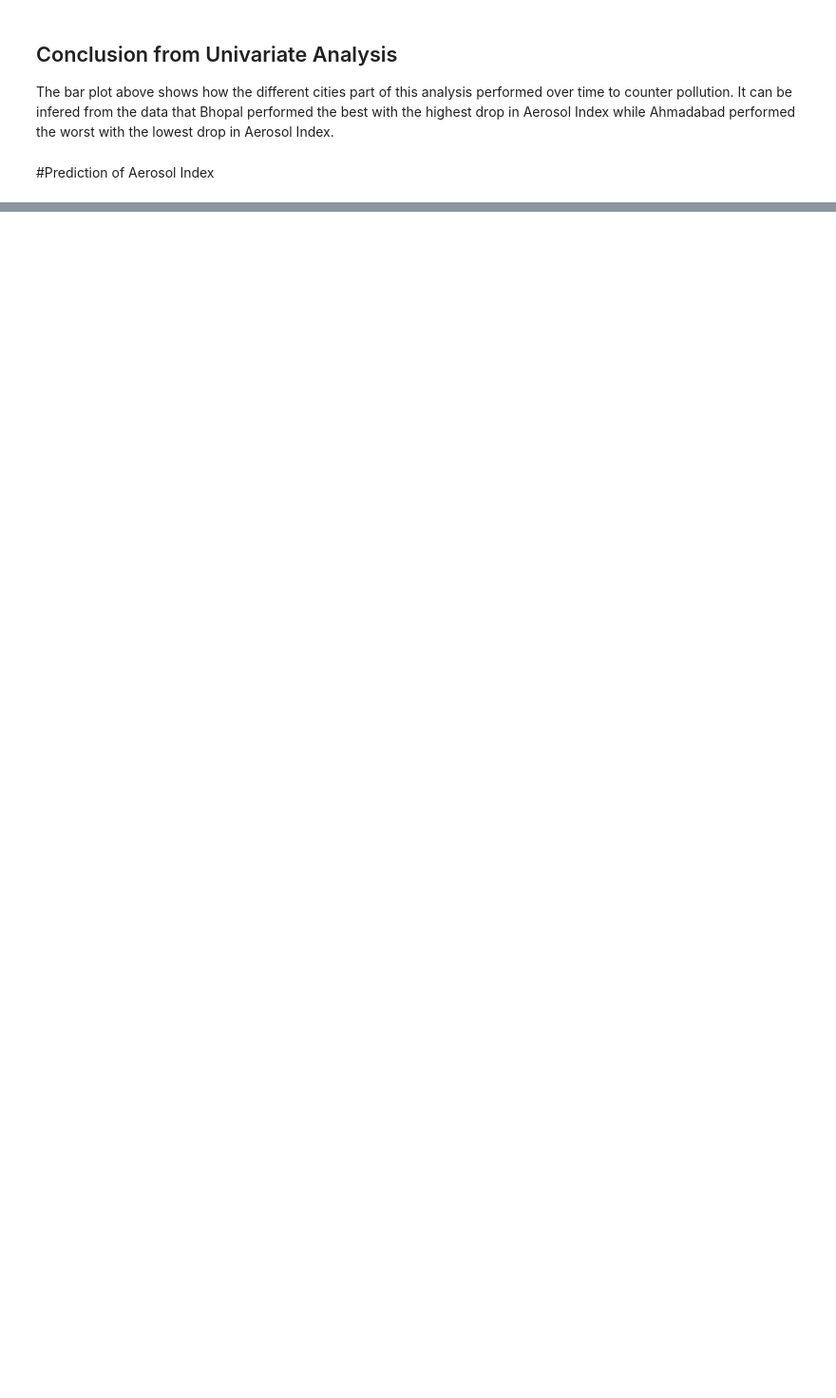
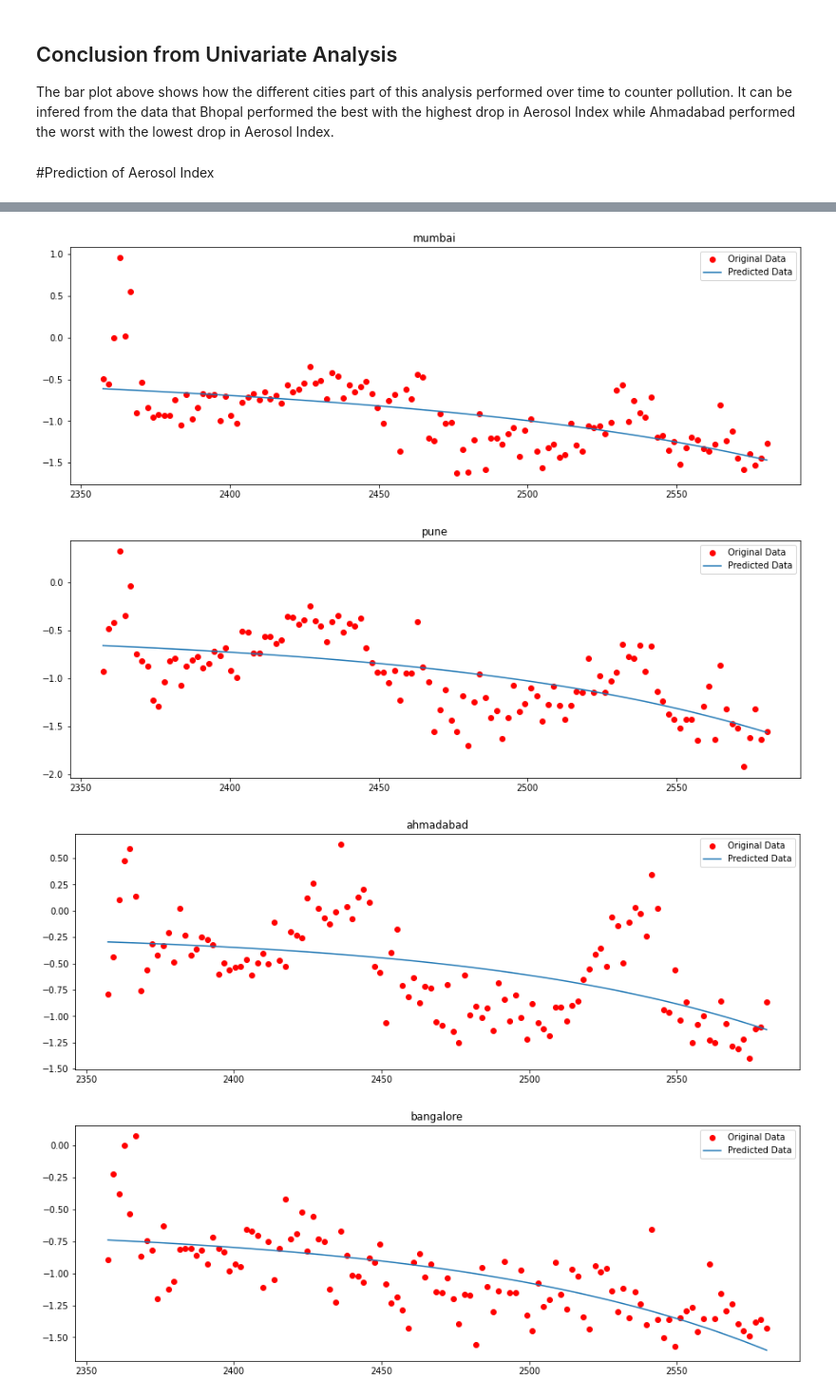
Before and after one commit to hemanthkumar17/Economics-Coding-Project-2020, a Jupyter notebook: Univariate_Analysis_of_Aerosol_Index.ipynb, the cells around one changed output, grey strips where cells are left out. Shown at 95% size. Cells and saved outputs as stored; diff of their text form; code cells hidden in the pictures; blank space fills up the shorter version.

```diff
--- a/Univariate_Analysis_of_Aerosol_Index.ipynb
+++ b/Univariate_Analysis_of_Aerosol_Index.ipynb
@@ -222,23 +147,50 @@ class LinearRegression(nn.Module):
 # %%
-model = LinearRegression()
-criterion = nn.MSELoss()
-optimizer = torch.optim.Adam(model.parameters(), lr=0.1)
+final_preds = []
 
-num_epochs = 1000
-for epoch in range(num_epochs):
-  inputs = x_train
-  target = y_train
+for i, avg_x in enumerate(new_avg):
+  x_train = [[value, value**2, np.exp(value)/10**20] for value in [float((pd.Timestamp(x).value/1000000)/(1000 * 60 * 60 * 24 * 365)) for x in avg_x['date']]]
+  x_train = torch.from_numpy(np.asarray(x_train))
 
-  out = model(inputs.float())
-  loss = criterion(out.float(), target.float())
+  y_train = [[float(value)] for value in avg_x['mean']['mean']]
+  y_train = torch.from_numpy(np.array(y_train))
 
-  optimizer.zero_grad()
-  loss.backward()
-  optimizer.step()
-  print(f'Epoch[{epoch+1}/{num_epochs}], loss: {loss.item():.6f}')
+  model = LinearRegression()
+  criterion = nn.MSELoss()
+  optimizer = torch.optim.Adam(model.parameters(), lr=0.1)
 
-model.eval()
-with torch.no_grad():
-  predict = model(x_train.float())
-predict = predict.data.numpy()
+  num_epochs = 1000
+  for epoch in range(num_epochs):
+    inputs = x_train
+    target = y_train
+
+    out = model(inputs.float())
+    loss = criterion(out.float(), target.float())
+
+    optimizer.zero_grad()
+    loss.backward()
+    optimizer.step()
+    # print(f'Epoch[{epoch+1}/{num_epochs}], loss: {loss.item():.6f}')
+
+  model.eval()
+  with torch.no_grad():
+    predict = model(x_train.float())
+    predict = predict.data.numpy()
+
+  new_x = []
+  x_pred = []
+  for x in range(20):
+    new_x.append(float((pd.Timestamp(avg_x['date'].max() + pd.DateOffset(days=x*7)).value/1000000)/(1000 * 60 * 60 * 24 * 365)))
+  for x in new_x:
+    x_pred.append([x, x**2, np.exp(x)/10**20])
+  x_pred = torch.from_numpy(np.asarray(x_pred))
+  with torch.no_grad():
+    y_pred = model(x_pred.float())
+  final_preds.append(list(y_pred))
+
+  fig = plt.figure(figsize=(15,5))
+  plt.plot(x_train.numpy().transpose()[1], y_train.numpy(), 'ro', label = 'Original Data')
+  plt.plot(x_train.numpy().transpose()[1], predict, label = "Predicted Data")
+  plt.legend()
+  plt.title(city_names[i])
+  plt.show()
 # %% [output]
@@ -261,0 +197,4 @@ Epoch[1000/1000], loss: 0.101359
+[figure, added]
+[figure, added]
+[figure, added]
+[figure, added]
```
Also changed, not shown: parts of 27 cells of this notebook.
